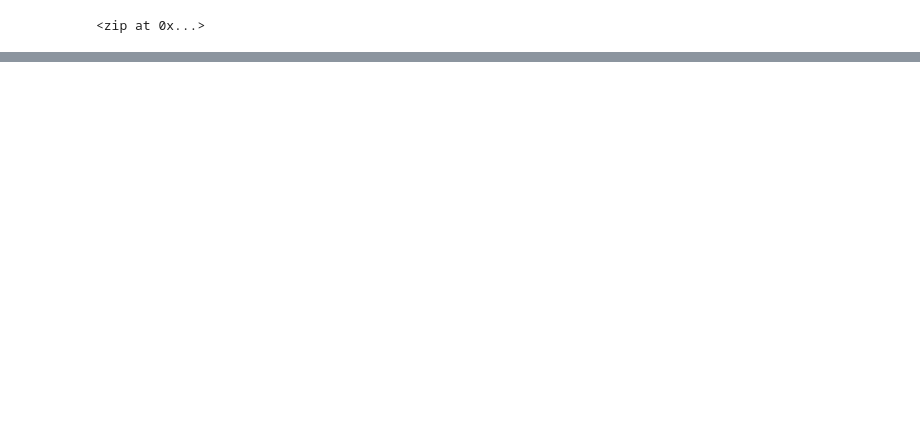
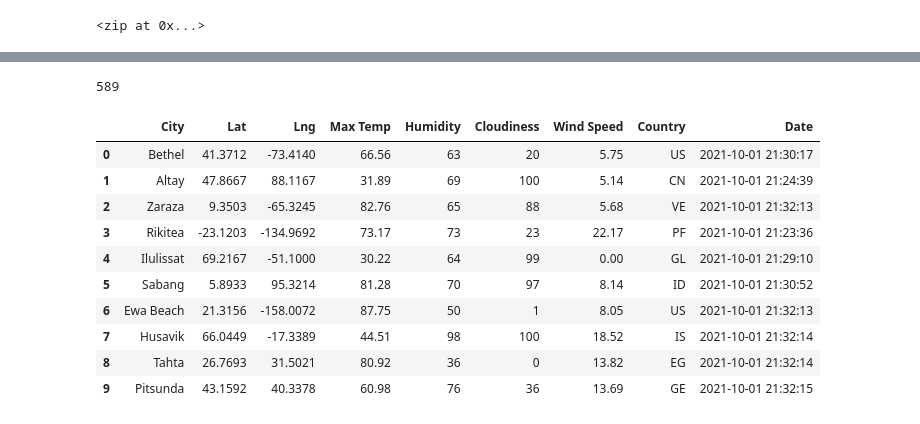
Before and after one commit to taimuri99/World_Weather_Analysis, a Jupyter notebook: World Weather Analysis/WeatherPy.ipynb, the cells around one changed output, grey strips where cells are left out. Drawn from its saved outputs; the diff is of its cells as text; code cells hidden in the pictures; blank space fills up the shorter version.

Commit message:
Module 6

```diff
--- a/World Weather Analysis/WeatherPy.ipynb
+++ b/World Weather Analysis/WeatherPy.ipynb
@@ -4,3 +4,12 @@ import pandas as pd
 import matplotlib.pyplot as plt
 import numpy as np
 from citipy import citipy
+# Import the requests library.
+import requests
+# Import the API key.
+from config import weather_api_key
+# Import the datetime module from the datetime library.
+from datetime import datetime
+# Starting URL for Weather Map API Call.
+url = "http://api.openweathermap.org/data/2.5/weather?units=Imperial&APPID=" + weather_api_key
+print(url)
@@ -51,0 +139,20 @@ cities
+# %%
+len(city_data)
+# %% [output]
+589
+# %%
+# Convert the array of dictionaries to a Pandas DataFrame.
+city_data_df = pd.DataFrame(city_data)
+city_data_df.head(10)
+# %% [output]
+|  | City | Lat | Lng | Max Temp | Humidity | Cloudiness | Wind Speed | Country | Date |
+| 0 | Bethel | 41.3712 | -73.4140 | 66.56 | 63 | 20 | 5.75 | US | 2021-10-01 21:30:17 |
+| 1 | Altay | 47.8667 | 88.1167 | 31.89 | 69 | 100 | 5.14 | CN | 2021-10-01 21:24:39 |
+| 2 | Zaraza | 9.3503 | -65.3245 | 82.76 | 65 | 88 | 5.68 | VE | 2021-10-01 21:32:13 |
+| 3 | Rikitea | -23.1203 | -134.9692 | 73.17 | 73 | 23 | 22.17 | PF | 2021-10-01 21:23:36 |
+| 4 | Ilulissat | 69.2167 | -51.1000 | 30.22 | 64 | 99 | 0.00 | GL | 2021-10-01 21:29:10 |
+| 5 | Sabang | 5.8933 | 95.3214 | 81.28 | 70 | 97 | 8.14 | ID | 2021-10-01 21:30:52 |
+| 6 | Ewa Beach | 21.3156 | -158.0072 | 87.75 | 50 | 1 | 8.05 | US | 2021-10-01 21:32:13 |
+| 7 | Husavik | 66.0449 | -17.3389 | 44.51 | 98 | 100 | 18.52 | IS | 2021-10-01 21:32:14 |
+| 8 | Tahta | 26.7693 | 31.5021 | 80.92 | 36 | 0 | 13.82 | EG | 2021-10-01 21:32:14 |
+| 9 | Pitsunda | 43.1592 | 40.3378 | 60.98 | 76 | 36 | 13.69 | GE | 2021-10-01 21:32:15 |
```
Also changed, not shown: parts of 6 cells of this notebook, 5 other files.
